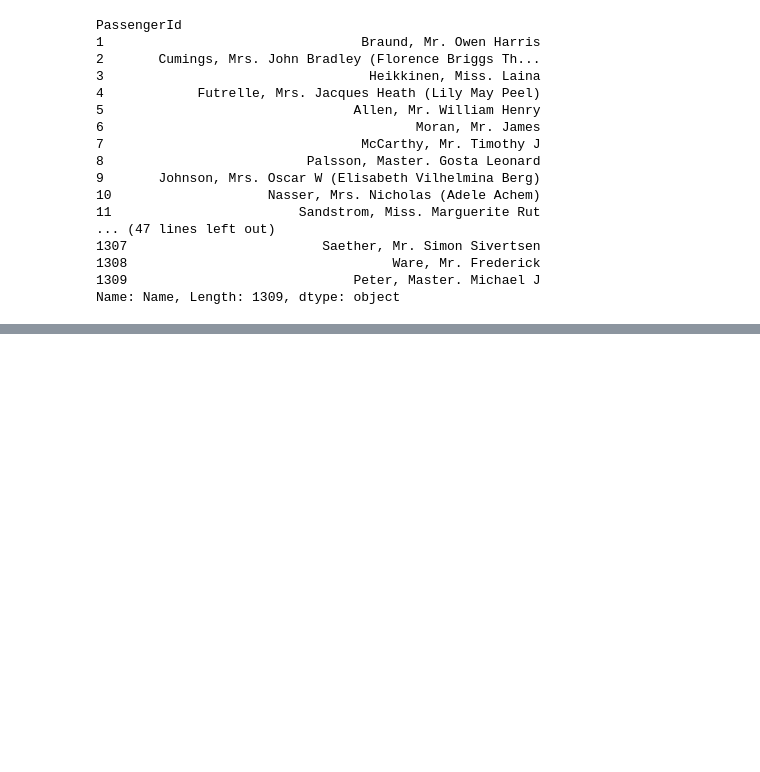
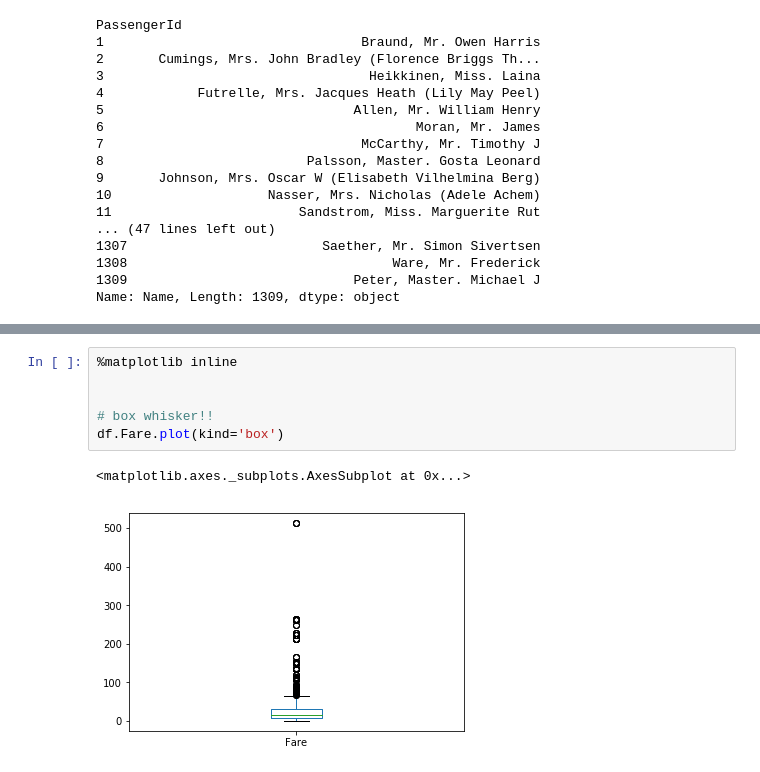
Before and after one commit to graemerenfrew/titanic, a Jupyter notebook: notebooks/2.0-ak-exploring-processing-data.ipynb, the cells around one changed output, grey strips where cells are left out. Saved outputs shown, nothing was run; the diff lists cells and outputs as text; blank space fills up the shorter version.

```diff
--- a/notebooks/2.0-ak-exploring-processing-data.ipynb
+++ b/notebooks/2.0-ak-exploring-processing-data.ipynb
@@ -173,0 +344,9 @@ Name: Name, Length: 1309, dtype: object
+# %%
+%matplotlib inline
+
+
+# box whisker!!
+df.Fare.plot(kind='box')
+# %% [output]
+<matplotlib.axes._subplots.AxesSubplot at 0x...>
+[figure, added]
```
Also changed, not shown: parts of 22 cells of this notebook.
